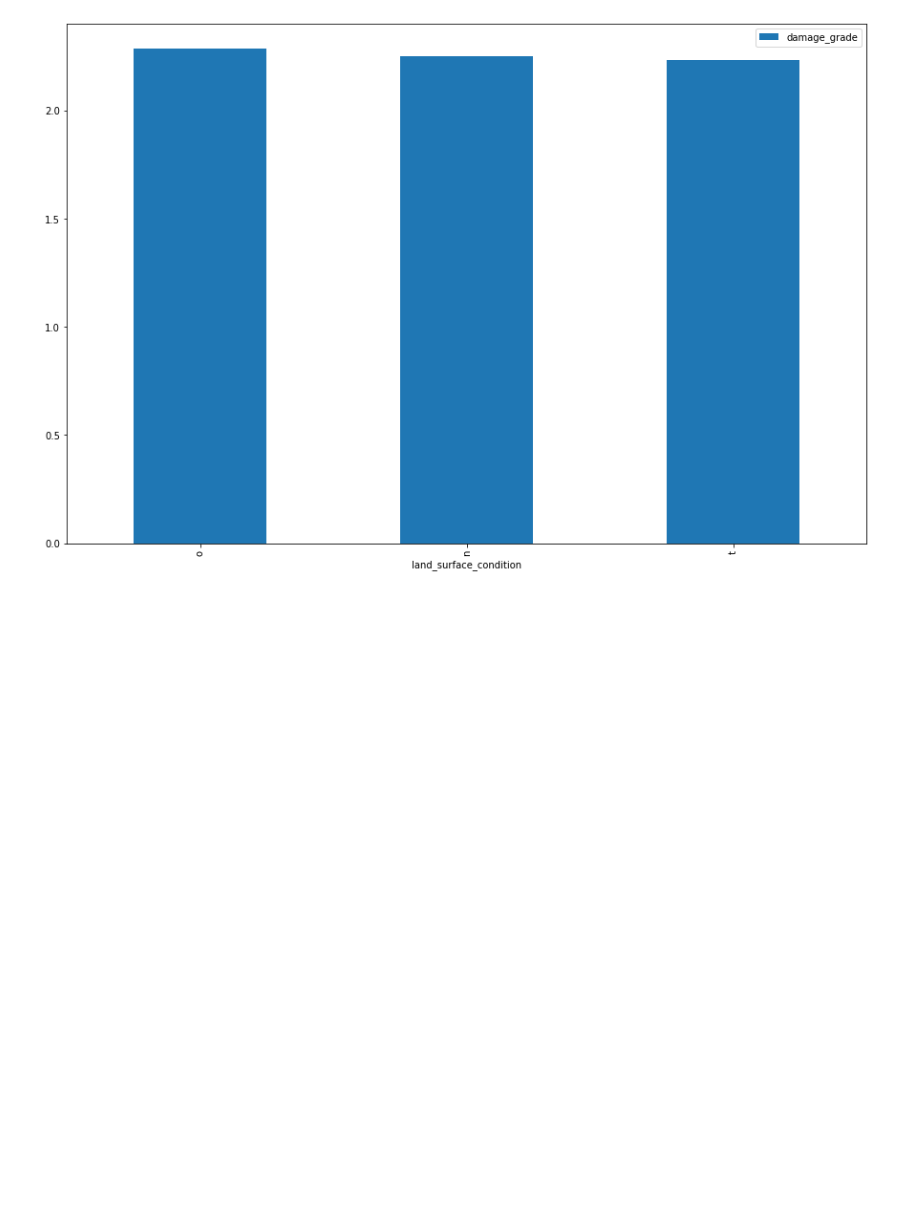
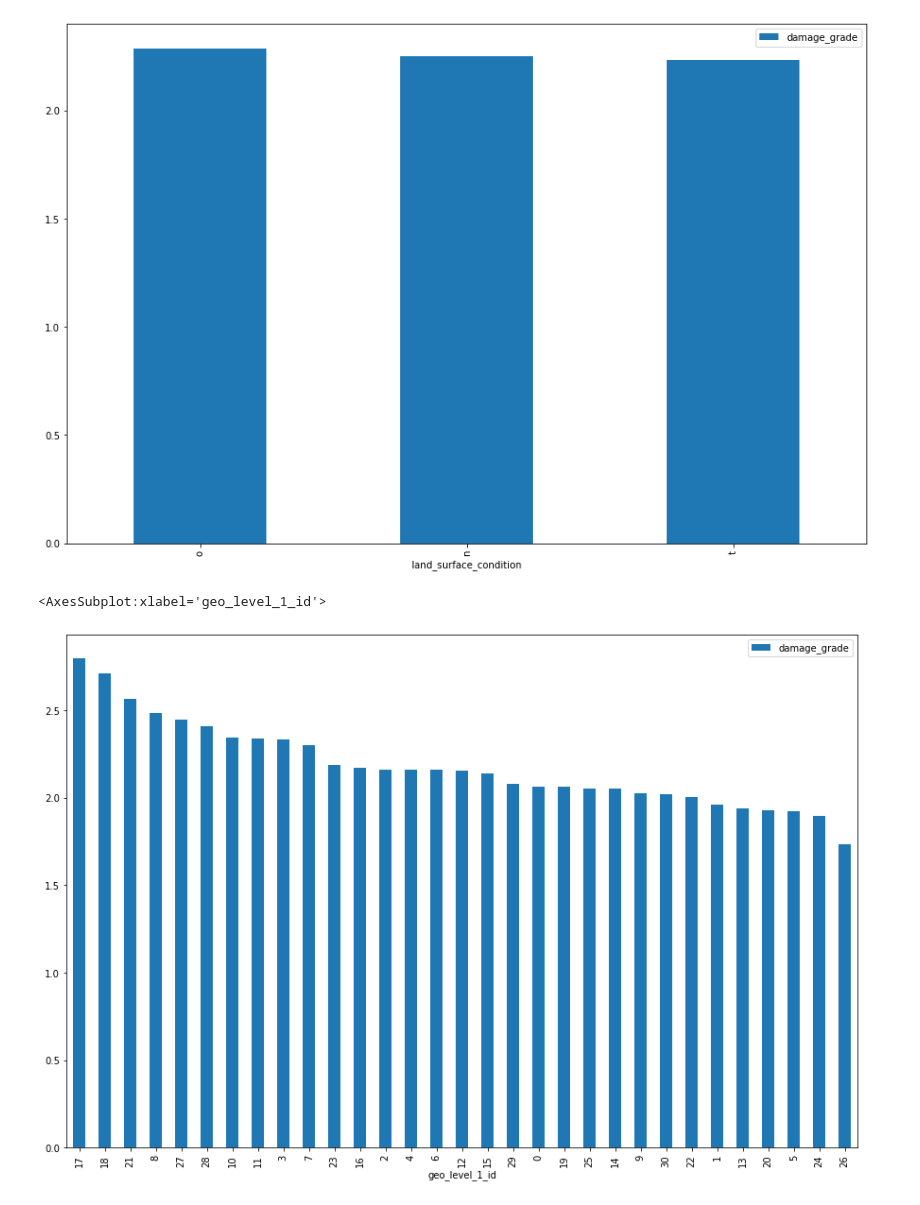
Before and after one commit to GuidoBergman/Datos---Tp1, a Jupyter notebook: TP1-Franco.ipynb, the cells around one changed output. Cells and saved outputs as stored; diff of their text form; code cells hidden in the pictures; blank space fills up the shorter version.

```diff
--- a/TP1-Franco.ipynb
+++ b/TP1-Franco.ipynb
@@ -114,3 +114,8 @@ df.groupby('land_surface_condition').agg({'damage_grade':'mean'}).sort_values(as
 # %% [output]
 <AxesSubplot:xlabel='land_surface_condition'>
 [figure]
+# %%
+df.groupby('geo_level_1_id').agg({'damage_grade':'mean'}).sort_values(ascending=False, by='damage_grade').plot(kind='bar',figsize=(15,10))
+# %% [output]
+<AxesSubplot:xlabel='geo_level_1_id'>
+[figure, added]
```
Also changed, not shown: parts of 104 cells of this notebook.
